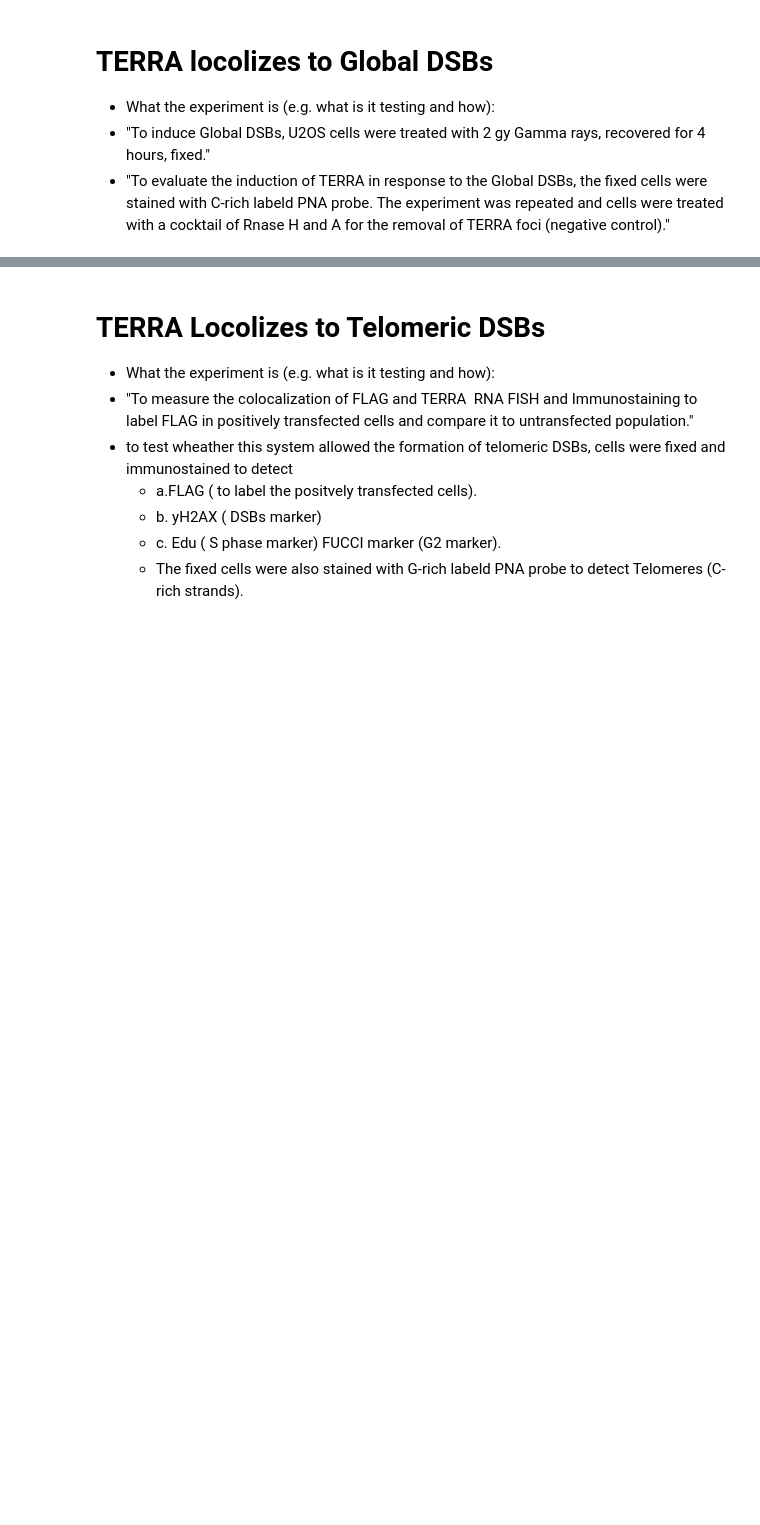
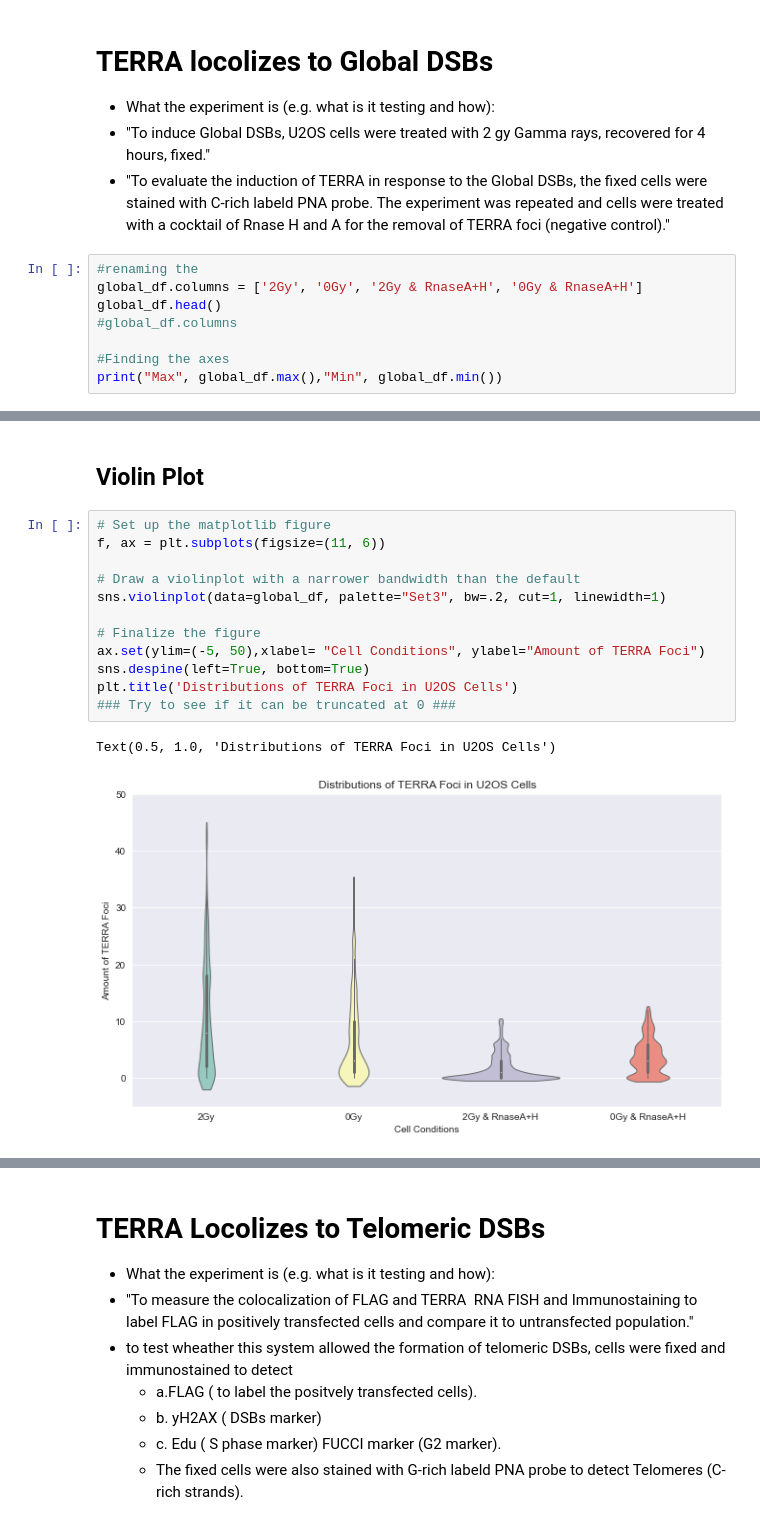
Before and after one commit to aidan-lew/TERRA_DSB, a Jupyter notebook: terra_dsb.ipynb, the cells around one changed output, grey strips where cells are left out. Cells and saved outputs as stored; diff of their text form; blank space fills up the shorter version.

```diff
--- a/terra_dsb.ipynb
+++ b/terra_dsb.ipynb
@@ -178,3 +185,11 @@ g2_terra_perc_df.head()
    - What the experiment is (e.g. what is it testing and how):
    - "To induce Global DSBs, U2OS cells were treated with 2 gy Gamma rays, recovered for 4 hours, fixed."
    - "To evaluate the induction of TERRA in response to the Global DSBs, the fixed cells were stained with C-rich labeld PNA probe. The experiment was repeated and cells were treated with a cocktail of  Rnase H and A for the removal of TERRA foci (negative control)."
+# %%
+#renaming the
+global_df.columns = ['2Gy', '0Gy', '2Gy & RnaseA+H', '0Gy & RnaseA+H']
+global_df.head()
+#global_df.columns
+
+#Finding the axes
+print("Max", global_df.max(),"Min", global_df.min())
@@ -180,0 +206,17 @@ g2_terra_perc_df.head()
+# %% [markdown]
+## Violin Plot
+# %%
+# Set up the matplotlib figure
+f, ax = plt.subplots(figsize=(11, 6))
+
+# Draw a violinplot with a narrower bandwidth than the default
+sns.violinplot(data=global_df, palette="Set3", bw=.2, cut=1, linewidth=1)
+
+# Finalize the figure
+ax.set(ylim=(-5, 50),xlabel= "Cell Conditions", ylabel="Amount of TERRA Foci")
+sns.despine(left=True, bottom=True)
+plt.title('Distributions of TERRA Foci in U2OS Cells')
+### Try to see if it can be truncated at 0 ###
+# %% [output]
+Text(0.5, 1.0, 'Distributions of TERRA Foci in U2OS Cells')
+[figure, added]
```
Also changed, not shown: parts of 15 cells of this notebook.
